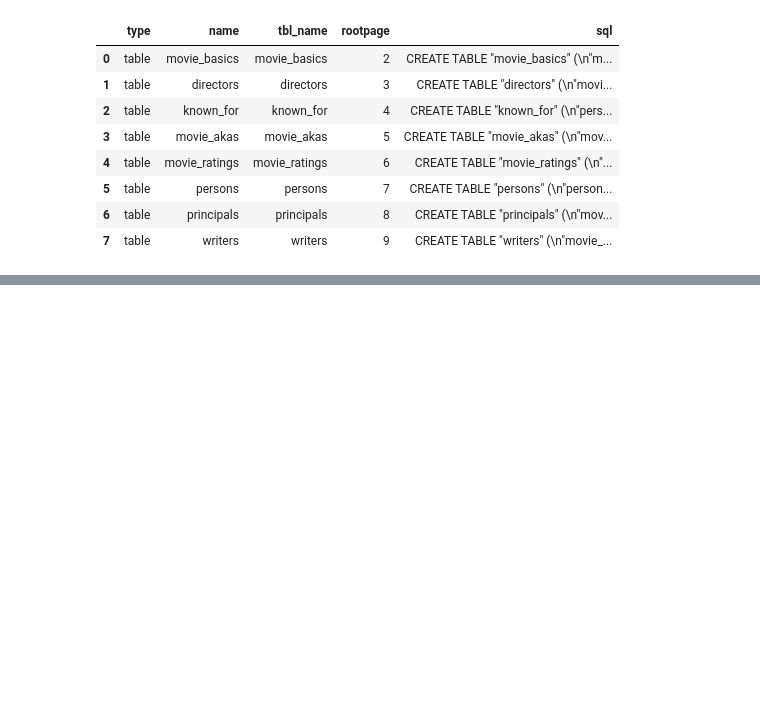
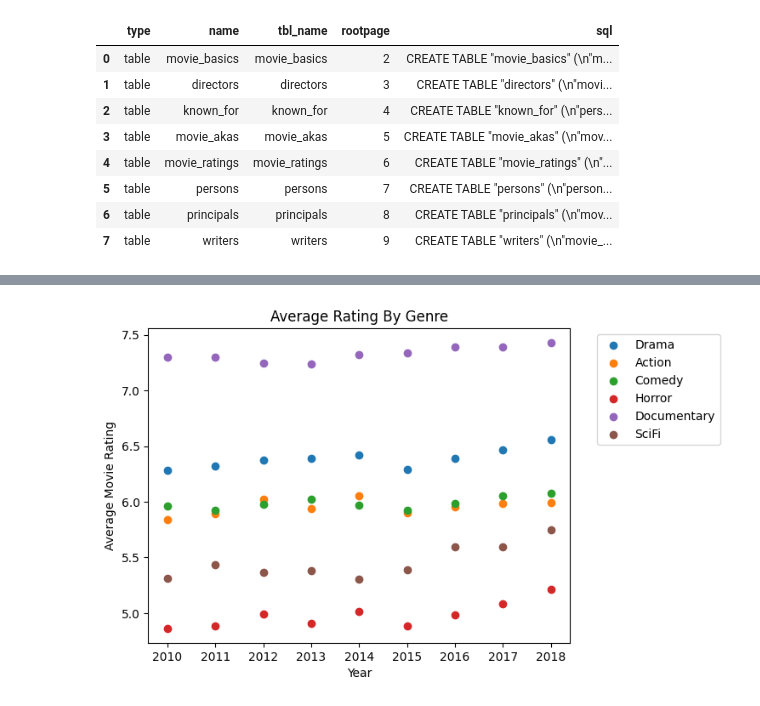
Before and after one commit to Zanalidu/dsc-sql-summative-lab, a Jupyter notebook: SQLSummativeLab.ipynb, the cells around one changed output, grey strips where cells are left out. Drawn from its saved outputs; the diff is of its cells as text; code cells hidden in the pictures; blank space fills up the shorter version.

```diff
--- a/SQLSummativeLab.ipynb
+++ b/SQLSummativeLab.ipynb
@@ -521,0 +956,20 @@ None
+# %%
+# Graphing Average rating by genre by year
+
+plt.scatter(drama_df["Year"], drama_df["Average_Drama_Rating"], label="Drama")
+plt.scatter(action_df["Year"], action_df["Average_Action_Rating"], label="Action")
+plt.scatter(comedy_df["Year"], comedy_df["Average_Comedy_Rating"], label="Comedy")
+plt.scatter(horror_df["Year"], horror_df["Average_Horror_Rating"], label="Horror")
+plt.scatter(docu_df["Year"], docu_df["Average_Docu_Rating"], label="Documentary")
+plt.scatter(scifi_df["Year"], scifi_df["Average_SciFi_Rating"], label="SciFi")
+
+# Add labels and a title
+plt.xlabel('Year')
+plt.ylabel('Average Movie Rating')
+plt.title('Average Rating By Genre')
+plt.legend(bbox_to_anchor=(1.05, 1), loc='upper left')
+
+# Display the plot
+plt.show()
+# %% [output]
+[figure, added]
```
Also changed, not shown: parts of 31 cells of this notebook, 1 other file.
